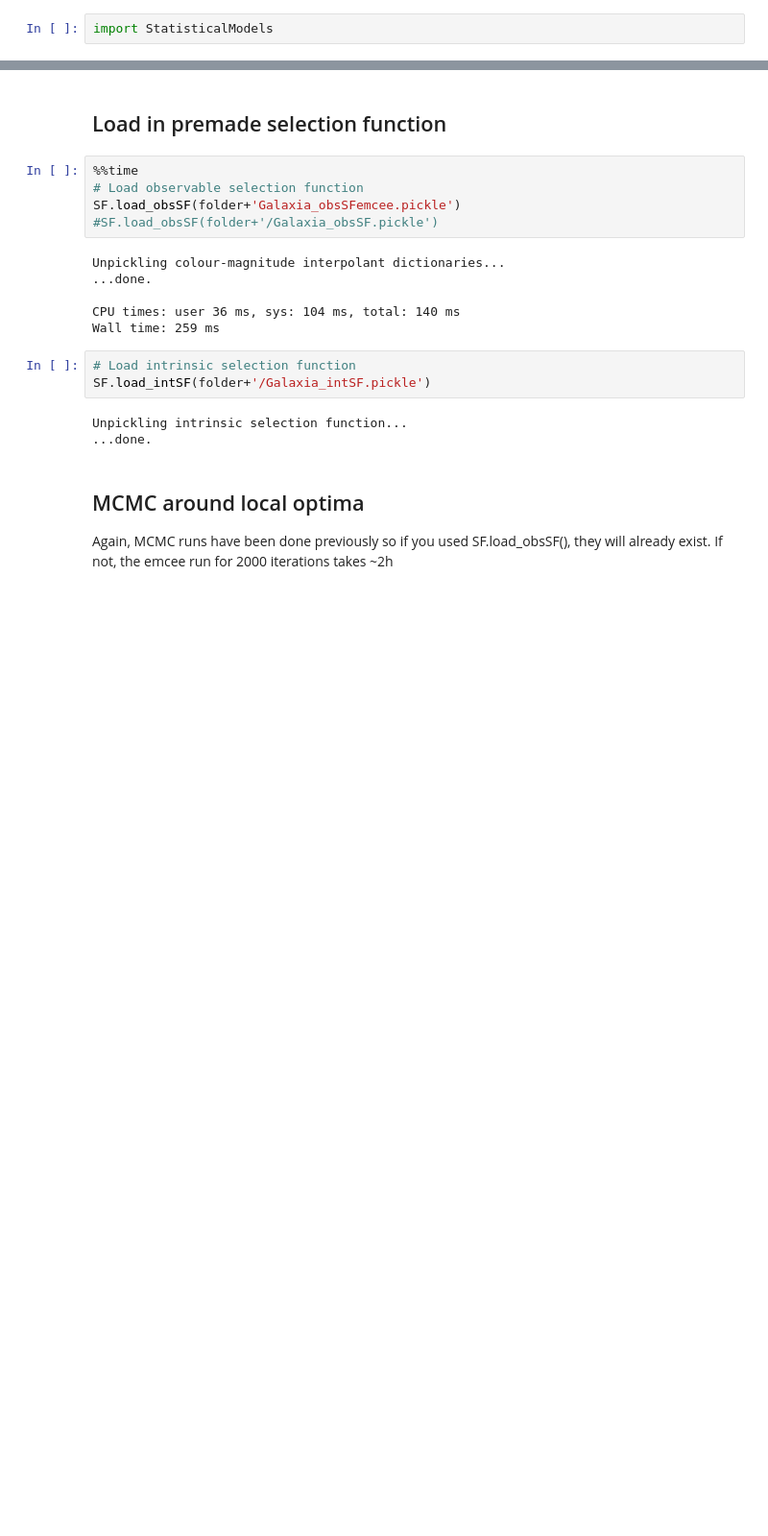
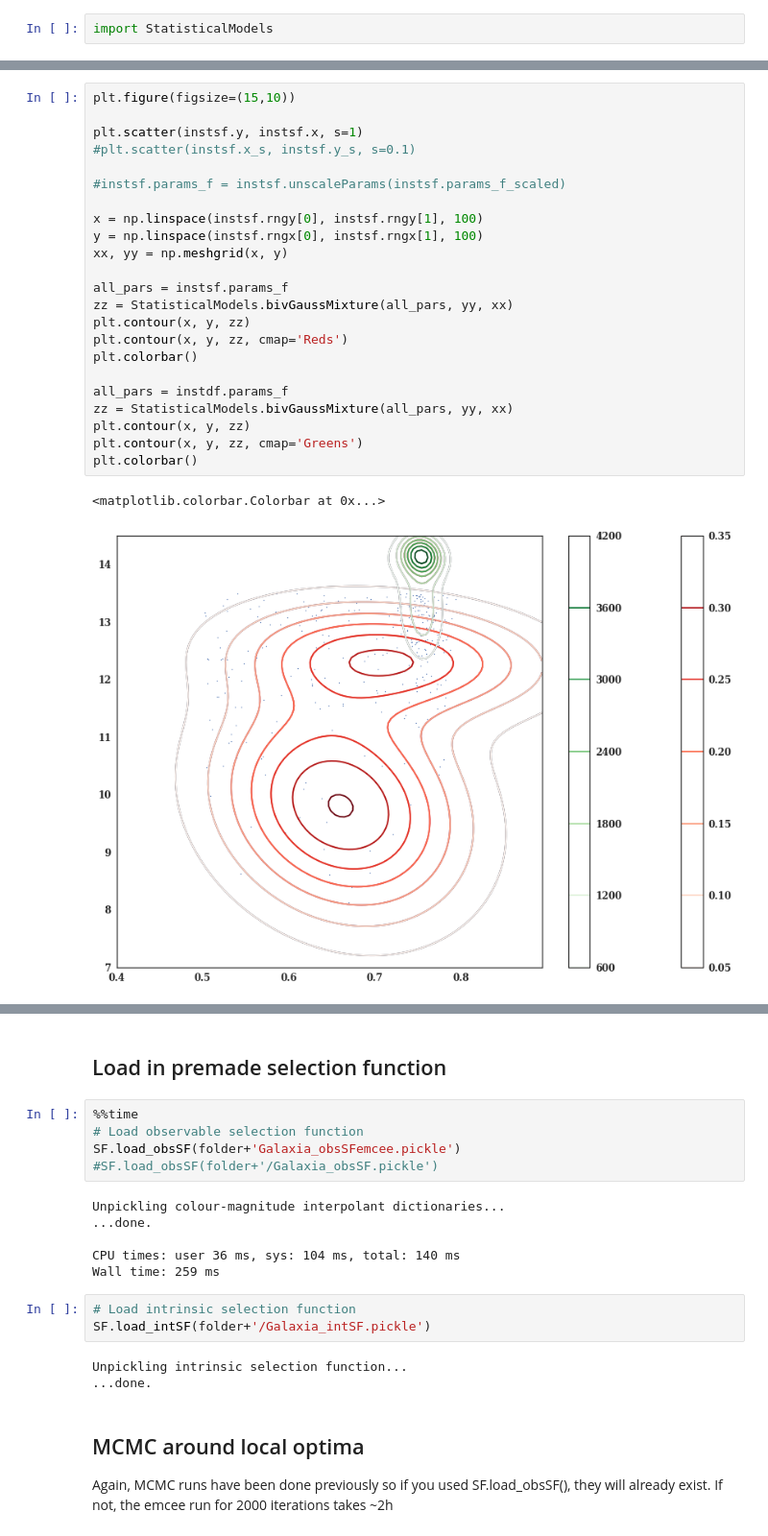
Before and after one commit to aeverall/seestar, a Jupyter notebook: examples/BGMTNC_test.ipynb, the cells around one changed output, grey strips where cells are left out. Shown at 96% size. Cells and saved outputs as stored; diff of their text form; blank space fills up the shorter version.

```diff
--- a/examples/BGMTNC_test.ipynb
+++ b/examples/BGMTNC_test.ipynb
@@ -161,0 +217,26 @@ plt.colorbar()
+# %%
+plt.figure(figsize=(15,10))
+
+plt.scatter(instsf.y, instsf.x, s=1)
+#plt.scatter(instsf.x_s, instsf.y_s, s=0.1)
+
+#instsf.params_f = instsf.unscaleParams(instsf.params_f_scaled)
+
+x = np.linspace(instsf.rngy[0], instsf.rngy[1], 100)
+y = np.linspace(instsf.rngx[0], instsf.rngx[1], 100)
+xx, yy = np.meshgrid(x, y)
+
+all_pars = instsf.params_f
+zz = StatisticalModels.bivGaussMixture(all_pars, yy, xx)
+plt.contour(x, y, zz)
+plt.contour(x, y, zz, cmap='Reds')
+plt.colorbar()
+
+all_pars = instdf.params_f
+zz = StatisticalModels.bivGaussMixture(all_pars, yy, xx)
+plt.contour(x, y, zz)
+plt.contour(x, y, zz, cmap='Greens')
+plt.colorbar()
+# %% [output]
+<matplotlib.colorbar.Colorbar at 0x...>
+[figure, added]
```
Also changed, not shown: parts of 51 cells of this notebook, 2 other files.
